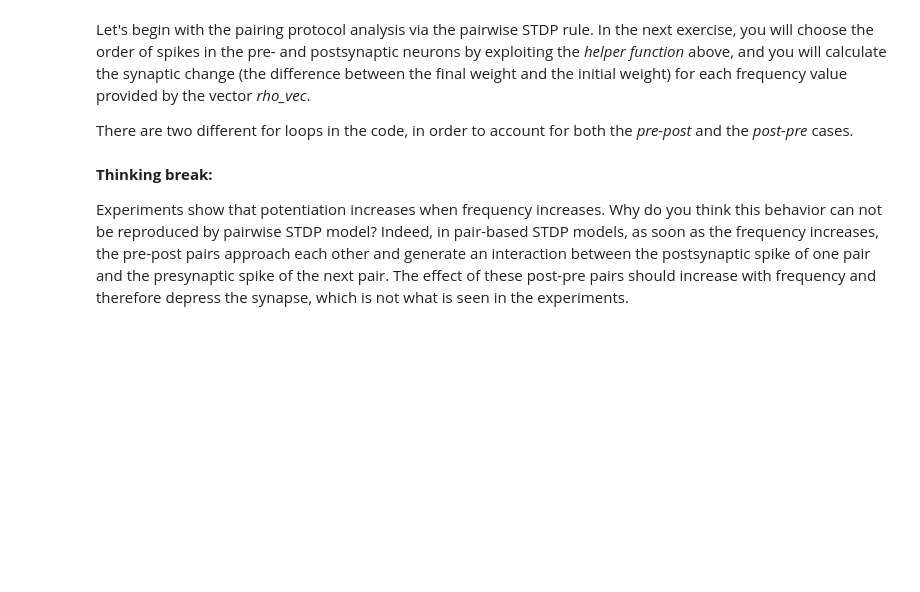
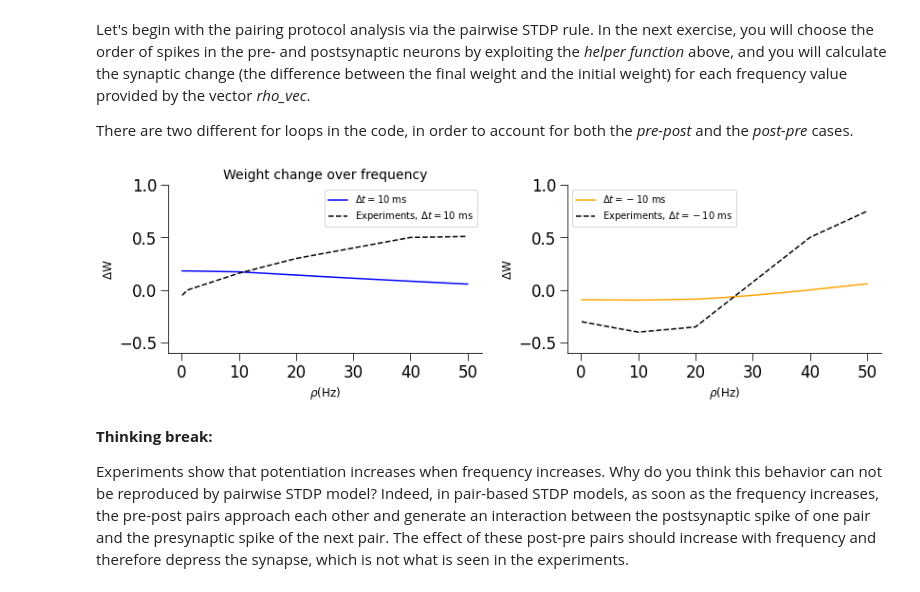
Before and after one commit to comp-neural-circuits/plasticity-workshop, a Jupyter notebook: stdp.ipynb, the cells around one changed output. Cells and saved outputs as stored; diff of their text form; code cells hidden in the pictures; blank space fills up the shorter version.

```diff
--- a/stdp.ipynb
+++ b/stdp.ipynb
@@ -633,13 +646,24 @@ Please, before moving on, take a look to this function, focusing on what makes a
 # %%
 def firstspike_secondspike(discretization_step, rho, num_pairs):
+    """
+    Generates presynaptic and postsynaptic spike trains characterised by a number of pairs
+    (given by `num_pairs`) of pre- and post-synaptic spikes with time distance `DeltaT`.
+    The pairs are repeated at frequency `rho`
 
-    '''Generates presynaptic and postsynaptic spike trains characterised by a number of pairs (given by 'num_pairs') of pre- and post-synaptic spikes with a given time distance 'DeltaT'.
-    The pairs are repeated at a given frequency 'rho'
-
-    1) Generate two "small" arrays containing only one pair of one pre- and one post-synaptic spikes within a time window 1/rho. These will be the "building blocks" of the full spike trains.
+    1) Generate two "small" arrays containing only one pair of one pre- and one post-synaptic spikes
+    within a time window 1/rho. These will be the "building blocks" of the full spike trains.
 
     2) Construct the full spike trains by repeating the small arrays the number of times given by num_pairs.
-    '''
+
+    Parameters:
+    discretization_step (number) :  :-S    HELP !
+    rho (number) : the frequency in Hz at which the pairs appear
+    num_pairs    : the total number of pairs  ( so this is frequency * total_time_duration) ? Claudia fix this!
+
+    Returns:
+    spiketrain_1 (1D numpy array) : binary array with the first spiketrain (one element is a 1ms bin)
+    spiketrain_2 (1D numpy array) : binary array with the second spiketrain
+    """
 
     DeltaT = discretization_step*100   # time distance between pre- and postsynaptic spikes. It must be greater than the discretization_step!
     pair_distance = round(1/rho,2)   # time distance between pairs of pre-post spikes.
@@ -670,33 +760,36 @@ discretization_step = 1e-1 # (ms)
 tau_plus = 16.8            # LTP time constant (ms)
 tau_minus = 33.7           # LTD time constant (ms)
 A_plus = 5.6e-3            # LTP window amplitude
 A_minus = 2.1e-3           # LTD window amplitude
 w0 = 1                     # initial weight
 
 # initialize the synaptic change
 DeltaW = np.zeros(len(rho_vec))        # for pre-post (Delta_t >0)
 DeltaW_rev = np.zeros(len(rho_vec))    # for post-pre (Delta_t <0)
 
 # Calculate the synaptic change for every frequency value
 for ind,rho in enumerate(rho_vec):
     # if Delta_t > 0
     pre_spike, post_spike, t_range = firstspike_secondspike(discretization_step, rho, num_pairs)
+    t_range,pre_spike, post_spike = firstspike_secondspike_bydylan(rho,)
     #
     r1,o1,w = detectors_pairSTDP(t_range,pre_spike,post_spike,A_plus,A_minus,tau_plus,tau_minus,discretization_step,w0)
     # Calculate the weight change as a function of the given frequency rho
     DeltaW[ind]= w[-1]-w[0]
 
 # Calculate the synaptic change for every frequency value
 for ind,rho in enumerate(rho_vec):
     # if Delta_t < 0
     # The case with DeltaT < 0 is equivalent to switch the pre- and the postsynaptic spike trains.
     post_spike, pre_spike, t_range = firstspike_secondspike(discretization_step, rho, num_pairs)
     r1,o1,w = detectors_pairSTDP(t_range,pre_spike,post_spike,A_plus,A_minus,tau_plus,tau_minus,discretization_step,w0)
     # Calculate the weight change as a function of the given frequency rho
     DeltaW_rev[ind]= w[-1]-w[0]
 
 # Plotting
 plot_over_frequency(1000*rho_vec,DeltaW,DeltaW_rev)
+# %% [output]
+[figure, added]
 # %% [markdown]
 
 **Thinking break:**
```
Also changed, not shown: parts of 10 cells of this notebook, 1 other file.
